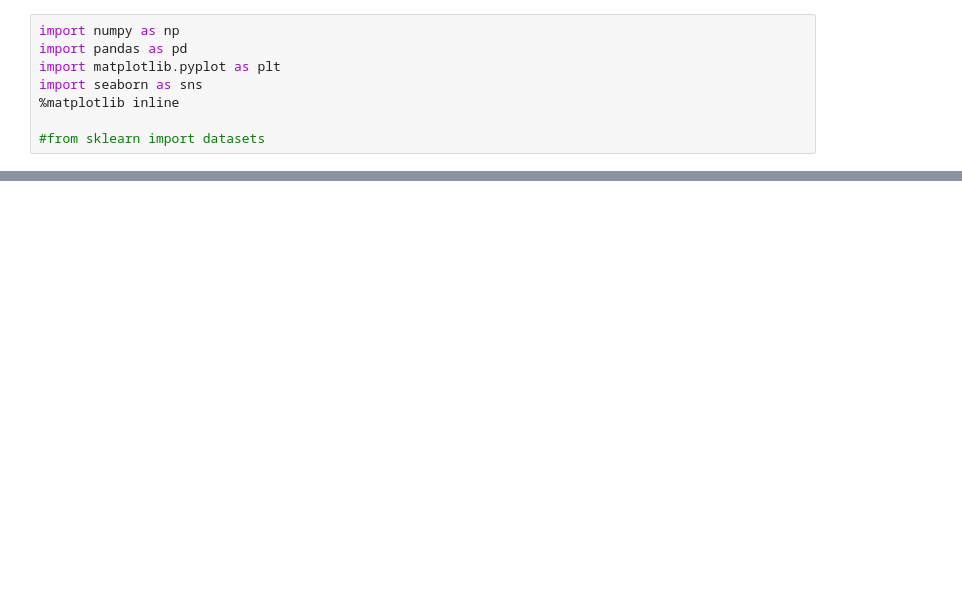
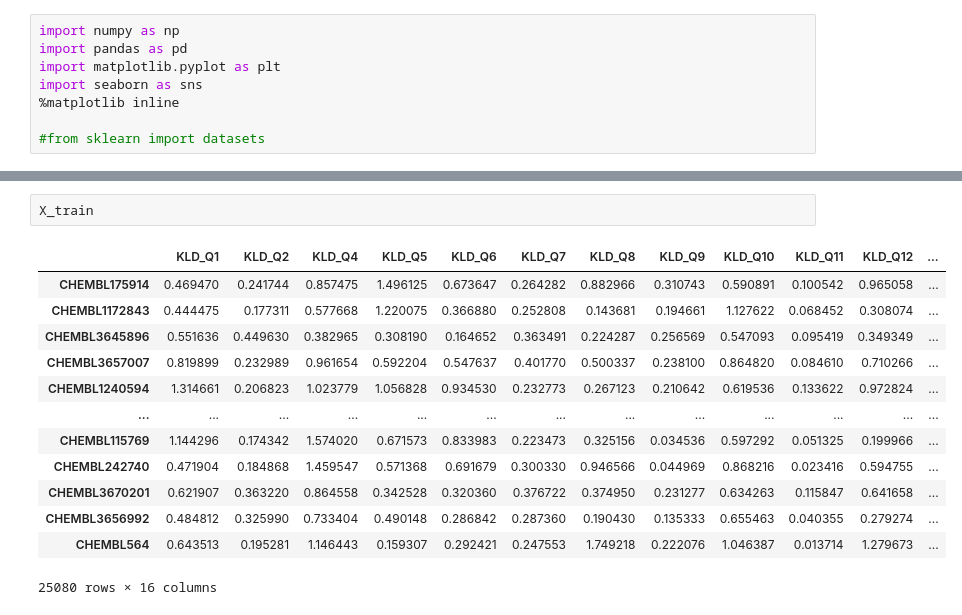
Before and after one commit to college-of-pharmacy-gachon-university/KLD2, a Jupyter notebook: KLD Distribution(2D)/6.2D-KLD-RF.ipynb, the cells around one changed output, grey strips where cells are left out. Drawn from its saved outputs; the diff is of its cells as text; blank space fills up the shorter version.

```diff
--- a/KLD Distribution(2D)/6.2D-KLD-RF.ipynb
+++ b/KLD Distribution(2D)/6.2D-KLD-RF.ipynb
@@ -30,3 +47,19 @@ Mean accuracy score: 0.794
+# %%
+X_train
+# %% [output]
+|  | KLD_Q1 | KLD_Q2 | KLD_Q4 | KLD_Q5 | KLD_Q6 | KLD_Q7 | KLD_Q8 | KLD_Q9 | KLD_Q10 | KLD_Q11 | KLD_Q12 | ... |
+| CHEMBL175914 | 0.469470 | 0.241744 | 0.857475 | 1.496125 | 0.673647 | 0.264282 | 0.882966 | 0.310743 | 0.590891 | 0.100542 | 0.965058 | ... |
+| CHEMBL1172843 | 0.444475 | 0.177311 | 0.577668 | 1.220075 | 0.366880 | 0.252808 | 0.143681 | 0.194661 | 1.127622 | 0.068452 | 0.308074 | ... |
+| CHEMBL3645896 | 0.551636 | 0.449630 | 0.382965 | 0.308190 | 0.164652 | 0.363491 | 0.224287 | 0.256569 | 0.547093 | 0.095419 | 0.349349 | ... |
+| CHEMBL3657007 | 0.819899 | 0.232989 | 0.961654 | 0.592204 | 0.547637 | 0.401770 | 0.500337 | 0.238100 | 0.864820 | 0.084610 | 0.710266 | ... |
+| CHEMBL1240594 | 1.314661 | 0.206823 | 1.023779 | 1.056828 | 0.934530 | 0.232773 | 0.267123 | 0.210642 | 0.619536 | 0.133622 | 0.972824 | ... |
+| ... | ... | ... | ... | ... | ... | ... | ... | ... | ... | ... | ... | ... |
+| CHEMBL115769 | 1.144296 | 0.174342 | 1.574020 | 0.671573 | 0.833983 | 0.223473 | 0.325156 | 0.034536 | 0.597292 | 0.051325 | 0.199966 | ... |
+| CHEMBL242740 | 0.471904 | 0.184868 | 1.459547 | 0.571368 | 0.691679 | 0.300330 | 0.946566 | 0.044969 | 0.868216 | 0.023416 | 0.594755 | ... |
+| CHEMBL3670201 | 0.621907 | 0.363220 | 0.864558 | 0.342528 | 0.320360 | 0.376722 | 0.374950 | 0.231277 | 0.634263 | 0.115847 | 0.641658 | ... |
+| CHEMBL3656992 | 0.484812 | 0.325990 | 0.733404 | 0.490148 | 0.286842 | 0.287360 | 0.190430 | 0.135333 | 0.655463 | 0.040355 | 0.279274 | ... |
+| CHEMBL564 | 0.643513 | 0.195281 | 1.146443 | 0.159307 | 0.292421 | 0.247553 | 1.749218 | 0.222076 | 1.046387 | 0.013714 | 1.279673 | ... |
+25080 rows × 16 columns
 # %%
 from sklearn.metrics import confusion_matrix
 
```
Also changed, not shown: parts of 4 cells of this notebook.
